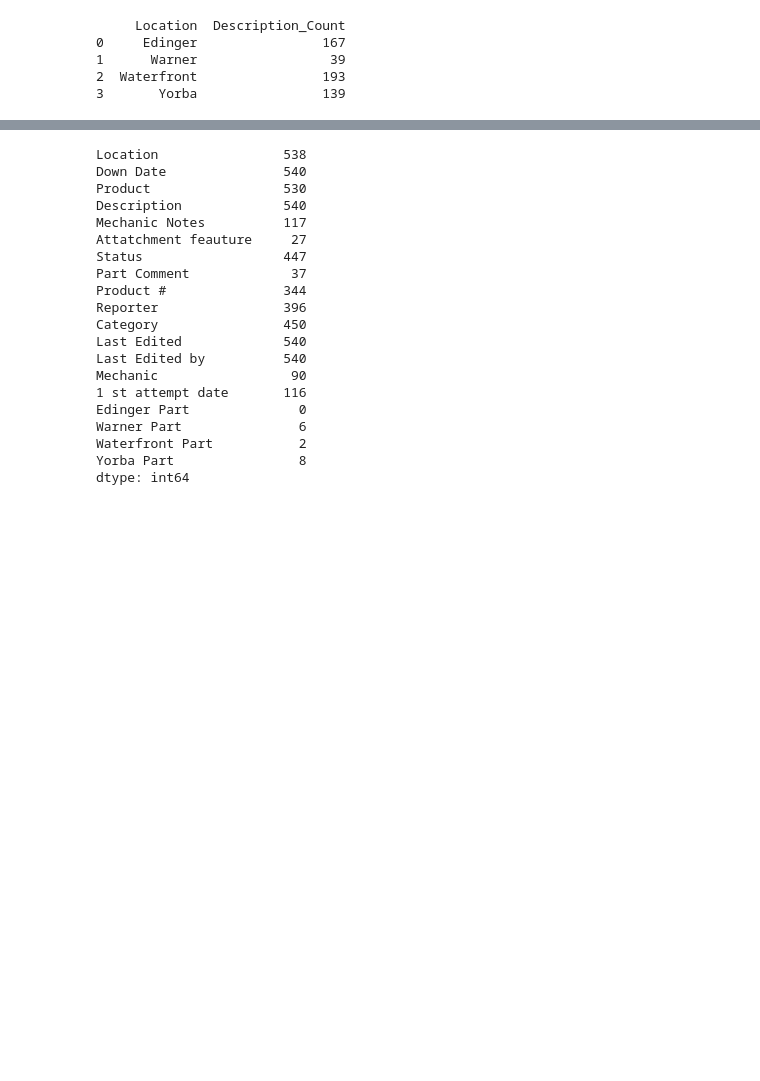
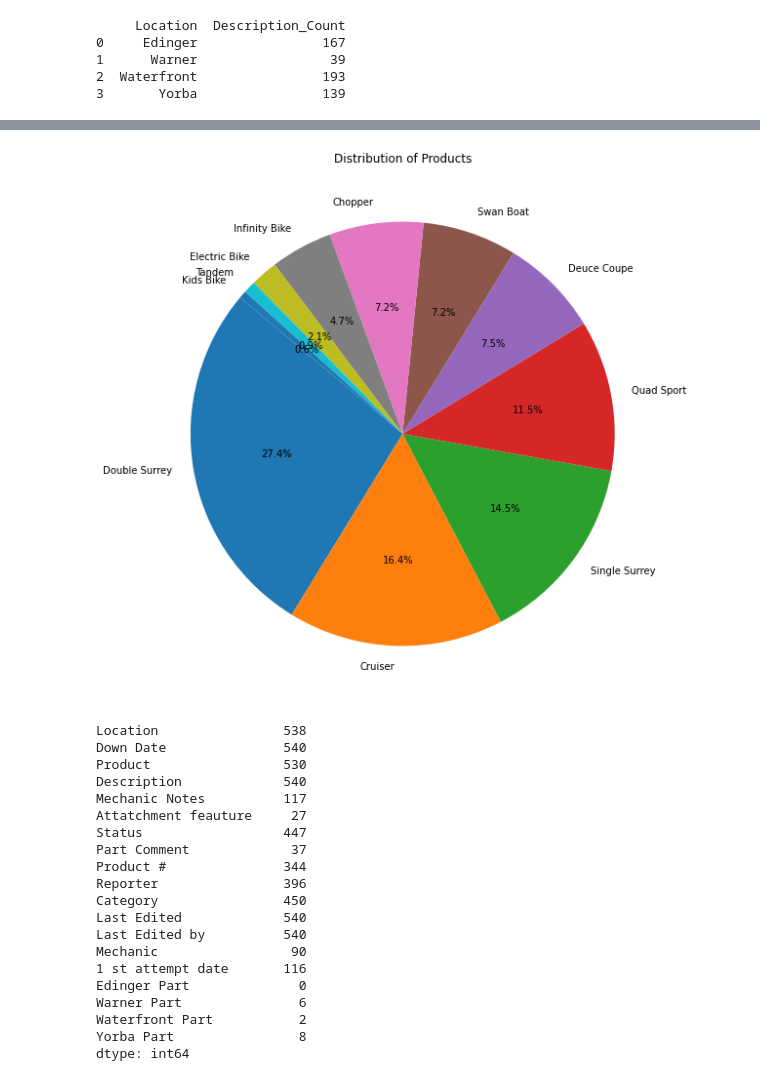
Before and after one commit to robertmounce/Python_Portfolio, a Jupyter notebook: wheel-fun-rentals-cleaning-and-basic-analysis.ipynb, the cells around one changed output, grey strips where cells are left out. Cells and saved outputs as stored; diff of their text form; code cells hidden in the pictures; blank space fills up the shorter version.

```diff
--- a/wheel-fun-rentals-cleaning-and-basic-analysis.ipynb
+++ b/wheel-fun-rentals-cleaning-and-basic-analysis.ipynb
@@ -84,3 +95,18 @@ Text(0.5, 1.0, 'Total Reports by Product')
+# %%
+# Count the occurrences of each product
+product_counts = df['Product'].value_counts()
+
+# Extract labels and sizes for the pie chart
+labels = product_counts.index
+sizes = product_counts.values
+
+# Plotting the pie chart
+plt.figure(figsize=(20, 10))
+plt.pie(sizes, labels=labels, autopct='%1.1f%%', startangle=140)
+plt.title('Distribution of Products')
+plt.show()
+# %% [output]
+[figure, added]
 # %%
 df.count()
 # Should be about 450 - 540 total reports based on required input (Description, Location, and Status column counts)
```
Also changed, not shown: parts of 17 cells of this notebook.
